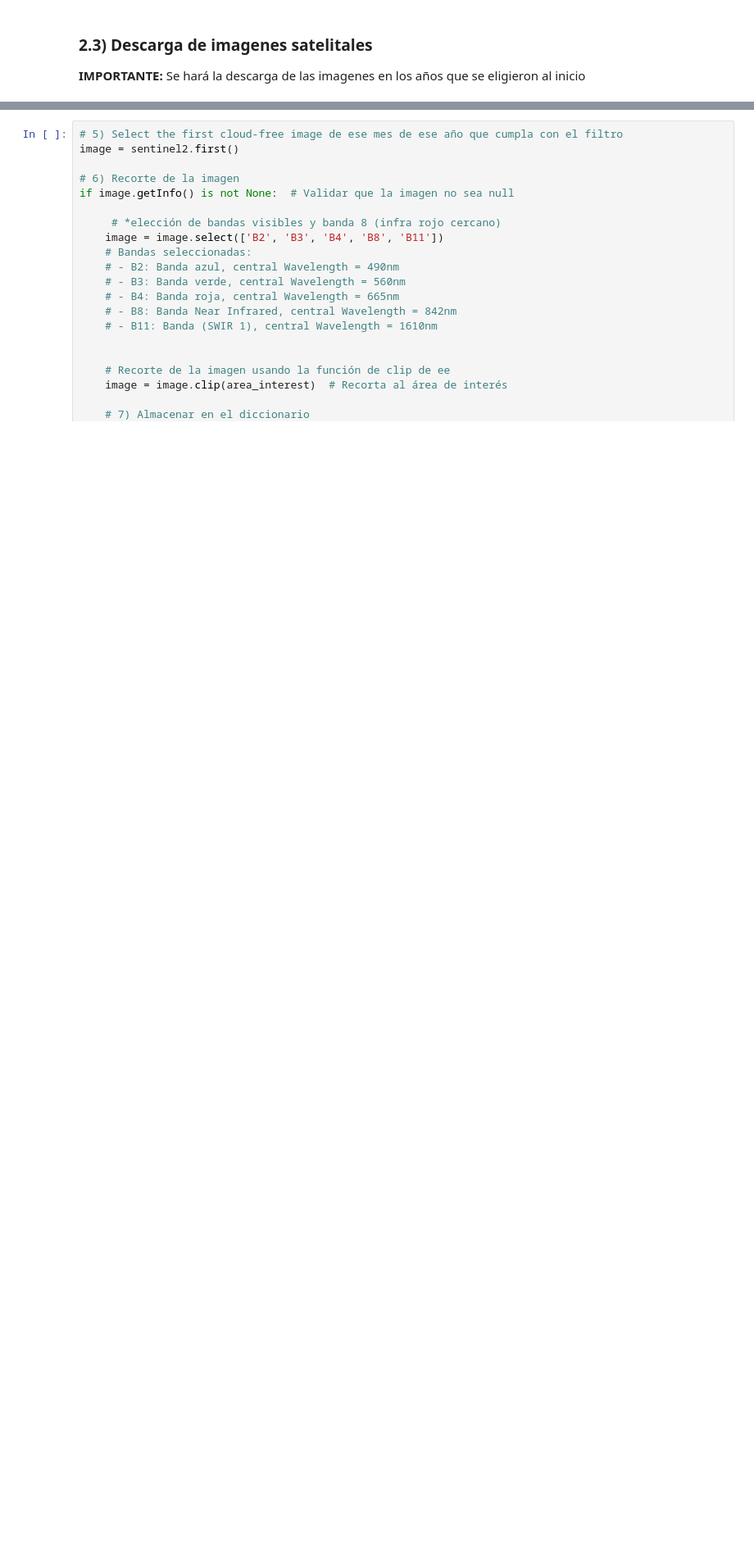
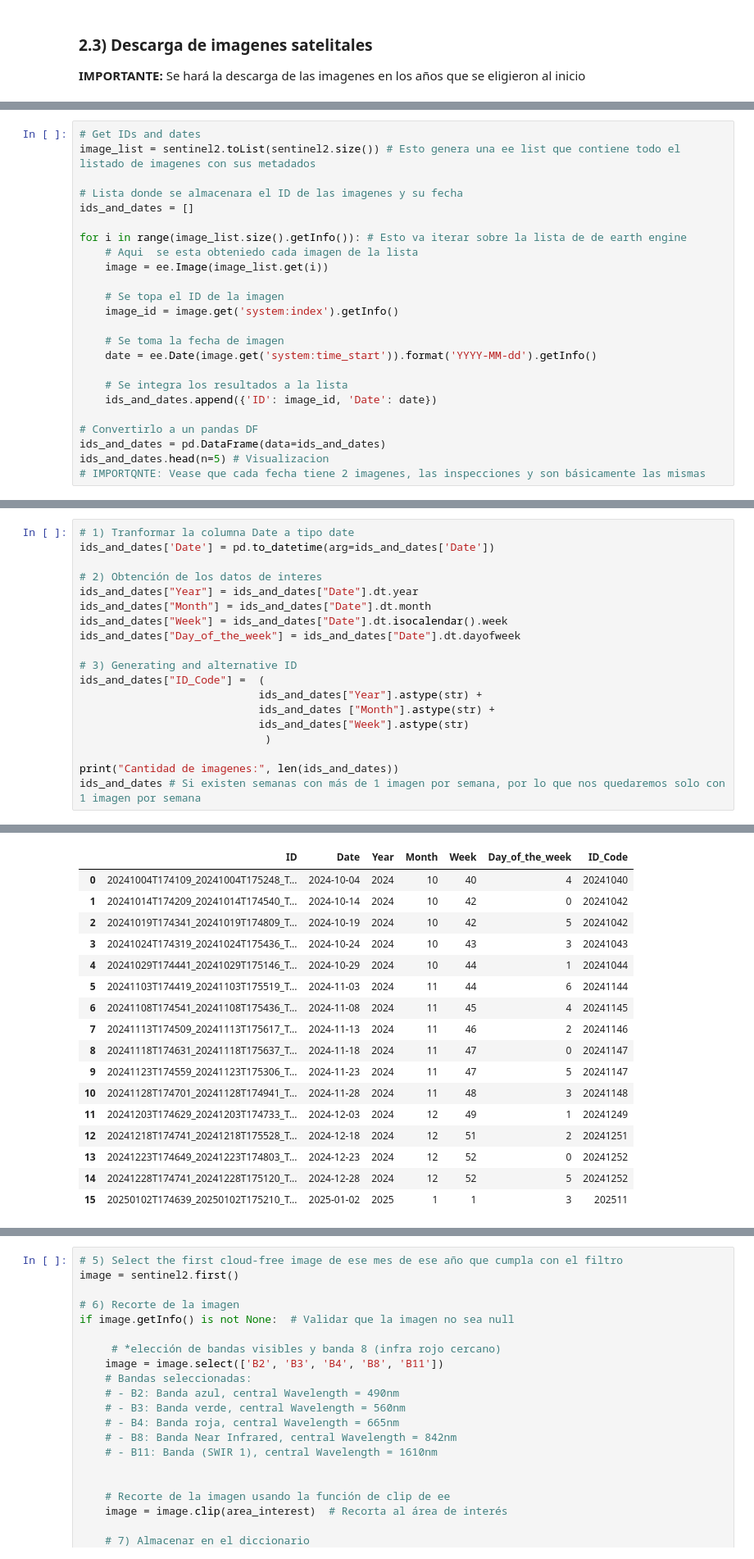
Before and after one commit to orlandombaa/Selene, a Jupyter notebook: selene/notebooks/Descarga de datos.ipynb, the cells around one changed output, grey strips where cells are left out. Shown at 82% size. Saved outputs shown, nothing was run; the diff lists cells and outputs as text; blank space fills up the shorter version.

```diff
--- a/selene/notebooks/Descarga de datos.ipynb
+++ b/selene/notebooks/Descarga de datos.ipynb
@@ -233,0 +217,24 @@ image_dates
+# %%
+# Get IDs and dates
+image_list = sentinel2.toList(sentinel2.size()) # Esto genera una ee list que contiene todo el listado de imagenes con sus metadados
+
+# Lista donde se almacenara el ID de las imagenes y su fecha
+ids_and_dates = []
+
+for i in range(image_list.size().getInfo()): # Esto va iterar sobre la lista de de earth engine
+    # Aqui  se esta obteniedo cada imagen de la lista
+    image = ee.Image(image_list.get(i))
+
+    # Se topa el ID de la imagen
+    image_id = image.get('system:index').getInfo()
+
+    # Se toma la fecha de imagen
+    date = ee.Date(image.get('system:time_start')).format('YYYY-MM-dd').getInfo()
+
+    # Se integra los resultados a la lista
+    ids_and_dates.append({'ID': image_id, 'Date': date})
+
+# Convertirlo a un pandas DF
+ids_and_dates = pd.DataFrame(data=ids_and_dates)
+ids_and_dates.head(n=5) # Visualizacion
+# IMPORTQNTE: Vease que cada fecha tiene 2 imagenes, las inspecciones y son básicamente las mismas
@@ -233,0 +248,20 @@ image_dates
+# %%
+# 1) Tranformar la columna Date a tipo date
+ids_and_dates['Date'] = pd.to_datetime(arg=ids_and_dates['Date'])
+
+# 2) Obtención de los datos de interes
+ids_and_dates["Year"] = ids_and_dates["Date"].dt.year
+ids_and_dates["Month"] = ids_and_dates["Date"].dt.month
+ids_and_dates["Week"] = ids_and_dates["Date"].dt.isocalendar().week
+ids_and_dates["Day_of_the_week"] = ids_and_dates["Date"].dt.dayofweek
+
+# 3) Generating and alternative ID
+ids_and_dates["ID_Code"] =  (
+                            ids_and_dates["Year"].astype(str) +
+                            ids_and_dates ["Month"].astype(str) +
+                            ids_and_dates["Week"].astype(str)
+                             )
+
+print("Cantidad de imagenes:", len(ids_and_dates))
+ids_and_dates # Si existen semanas con más de 1 imagen por semana, por lo que nos quedaremos solo con 1 imagen por semana
+# %% [output]
@@ -233,0 +269,17 @@ image_dates
+|  | ID | Date | Year | Month | Week | Day_of_the_week | ID_Code |
+| 0 | 20241004T174109_20241004T175248_T... | 2024-10-04 | 2024 | 10 | 40 | 4 | 20241040 |
+| 1 | 20241014T174209_20241014T174540_T... | 2024-10-14 | 2024 | 10 | 42 | 0 | 20241042 |
+| 2 | 20241019T174341_20241019T174809_T... | 2024-10-19 | 2024 | 10 | 42 | 5 | 20241042 |
+| 3 | 20241024T174319_20241024T175436_T... | 2024-10-24 | 2024 | 10 | 43 | 3 | 20241043 |
+| 4 | 20241029T174441_20241029T175146_T... | 2024-10-29 | 2024 | 10 | 44 | 1 | 20241044 |
+| 5 | 20241103T174419_20241103T175519_T... | 2024-11-03 | 2024 | 11 | 44 | 6 | 20241144 |
+| 6 | 20241108T174541_20241108T175436_T... | 2024-11-08 | 2024 | 11 | 45 | 4 | 20241145 |
+| 7 | 20241113T174509_20241113T175617_T... | 2024-11-13 | 2024 | 11 | 46 | 2 | 20241146 |
+| 8 | 20241118T174631_20241118T175637_T... | 2024-11-18 | 2024 | 11 | 47 | 0 | 20241147 |
+| 9 | 20241123T174559_20241123T175306_T... | 2024-11-23 | 2024 | 11 | 47 | 5 | 20241147 |
+| 10 | 20241128T174701_20241128T174941_T... | 2024-11-28 | 2024 | 11 | 48 | 3 | 20241148 |
+| 11 | 20241203T174629_20241203T174733_T... | 2024-12-03 | 2024 | 12 | 49 | 1 | 20241249 |
+| 12 | 20241218T174741_20241218T175528_T... | 2024-12-18 | 2024 | 12 | 51 | 2 | 20241251 |
+| 13 | 20241223T174649_20241223T174803_T... | 2024-12-23 | 2024 | 12 | 52 | 0 | 20241252 |
+| 14 | 20241228T174741_20241228T175120_T... | 2024-12-28 | 2024 | 12 | 52 | 5 | 20241252 |
+| 15 | 20250102T174639_20250102T175210_T... | 2025-01-02 | 2025 | 1 | 1 | 3 | 202511 |
```
Also changed, not shown: parts of 9 cells of this notebook, 1 other file.
